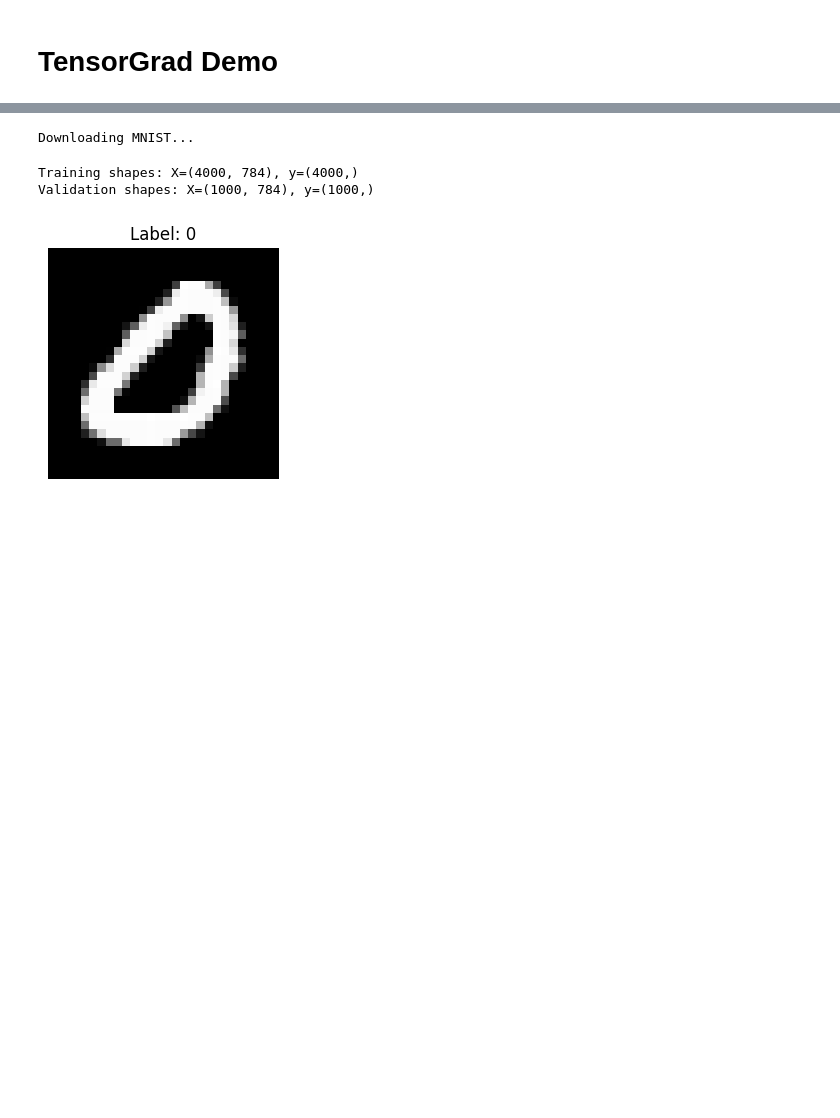
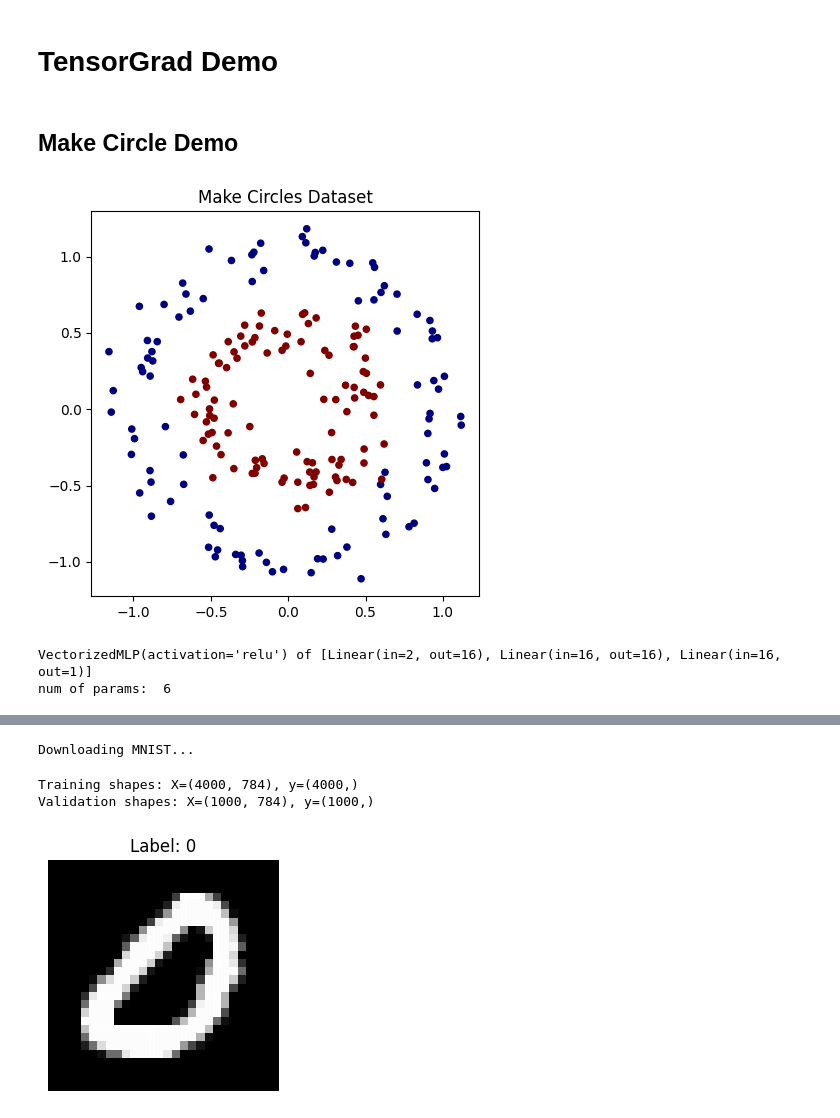
Before and after one commit to popboat1/tensorgrad, a Jupyter notebook: demo.ipynb, the cells around one changed output, grey strips where cells are left out. Drawn from its saved outputs; the diff is of its cells as text; code cells hidden in the pictures; blank space fills up the shorter version.

Commit message:
added make_circle demo

```diff
--- a/demo.ipynb
+++ b/demo.ipynb
@@ -11,3 +12,28 @@ import time
 # %%
 from autograd.engine import Tensor
 from autograd.nn import Linear, VectorizedMLP
+# %% [markdown]
+## Make Circle Demo
+# %%
+X_circ, y_circ = make_circles(n_samples=200, noise=0.1, factor=0.5, random_state=42)
+
+# Convert y from [0, 1] to [-1, 1] for our SVM Max-Margin loss
+y_circ = y_circ * 2 - 1
+# %%
+plt.figure(figsize=(5,5))
+plt.scatter(X_circ[:,0], X_circ[:,1], c=y_circ, s=20, cmap='jet')
+plt.title("Make Circles Dataset")
+plt.show()
+
+# Convert to Tensors
+X_batch_circ = Tensor(X_circ, label='X_batch_circ')
+y_batch_circ = Tensor(y_circ.reshape(-1, 1), label='y_batch_circ')
+# %% [output]
+[figure, added]
+# %%
+model_circ = VectorizedMLP(2, [16, 16, 1])
+print(model_circ)
+print("num of params: ", len(model_circ.parameters()))
+# %% [output]
+VectorizedMLP(activation='relu') of [Linear(in=2, out=16), Linear(in=16, out=16), Linear(in=16, out=1)]
+num of params:  6
```
Also changed, not shown: parts of 5 cells of this notebook.
